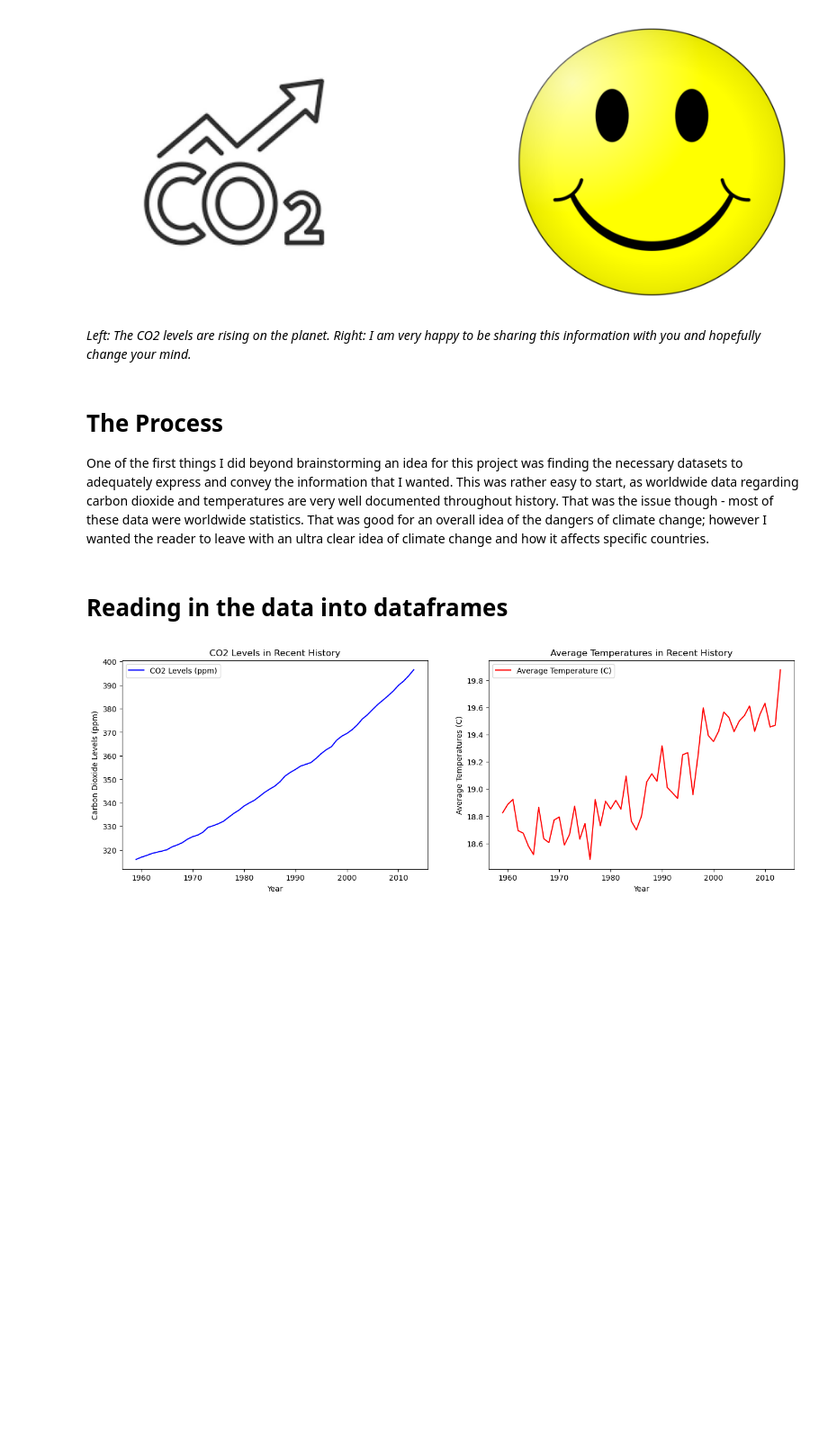
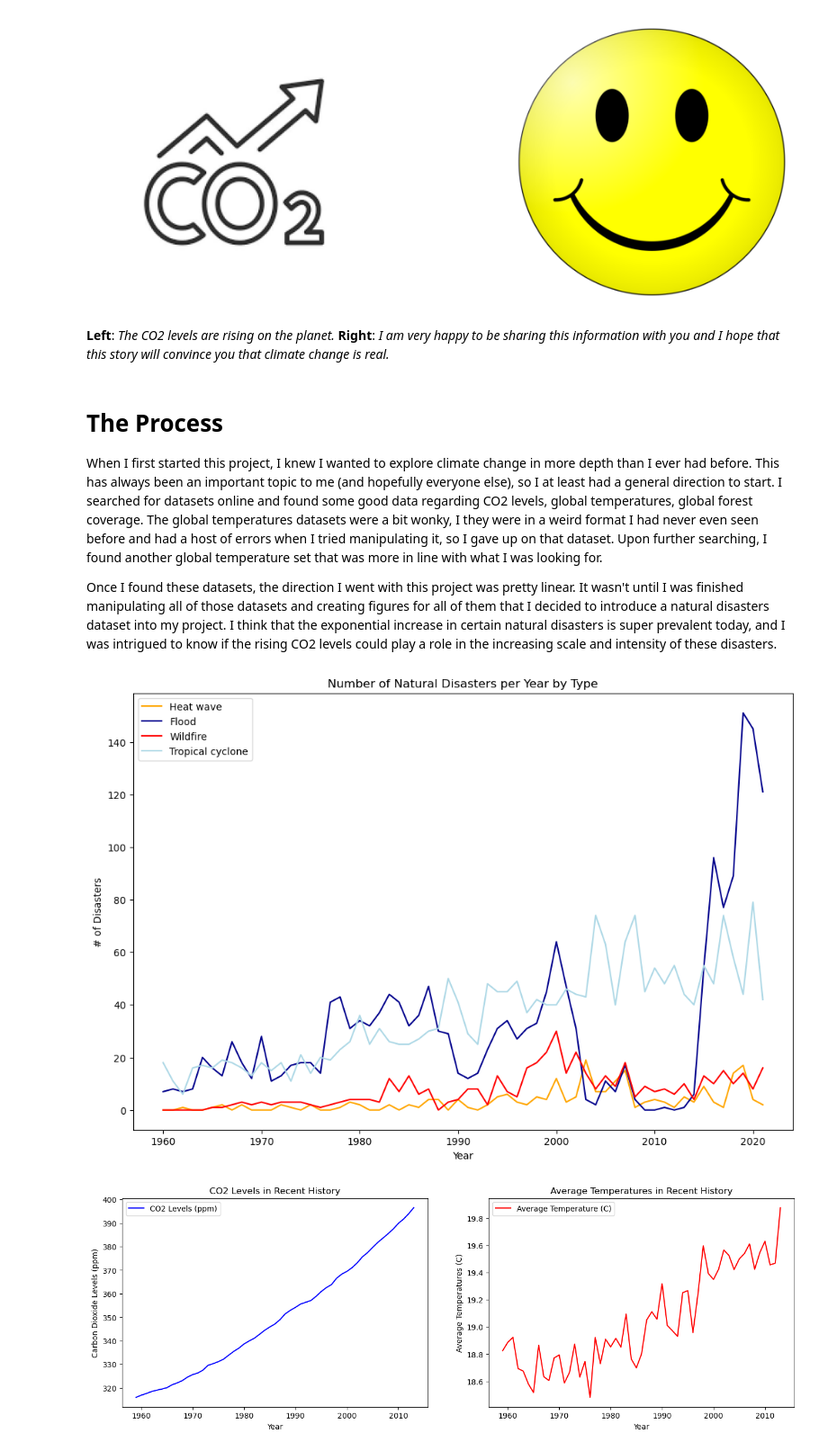
Before and after one commit to TylerRyan16/climate_change_data, a Jupyter notebook: DataStory.ipynb, the cells around one changed output. Shown at 90% size. Drawn from its saved outputs; the diff is of its cells as text; code cells hidden in the pictures; blank space fills up the shorter version.

```diff
--- a/DataStory.ipynb
+++ b/DataStory.ipynb
@@ -31,7 +39,9 @@ plt.show()
 # %% [output]
 [figure]
 # %% [markdown]
-_Left: The CO2 levels are rising on the planet.  Right: I am very happy to be sharing this information with you and hopefully change your mind._
+**Left**: _The CO2 levels are rising on the planet._  **Right**: _I am very happy to be sharing this information with you and I hope that this story will convince you that climate change is real._
 # %% [markdown]
 # The Process
-One of the first things I did beyond brainstorming an idea for this project was finding the necessary datasets to adequately express and convey the information that I wanted. This was rather easy to start, as worldwide data regarding carbon dioxide and temperatures are very well documented throughout history. That was the issue though - most of these data were worldwide statistics. That was good for an overall idea of the dangers of climate change; however I wanted the reader to leave with an ultra clear idea of climate change and how it affects specific countries.
+When I first started this project, I knew I wanted to explore climate change in more depth than I ever had before. This has always been an important topic to me (and hopefully everyone else), so I at least had a general direction to start. I searched for datasets online and found some good data regarding CO2 levels, global temperatures, global forest coverage. The global temperatures datasets were a bit wonky, I they were in a weird format I had never even seen before and had a host of errors when I tried manipulating it, so I gave up on that dataset. Upon further searching, I found another global temperature set that was more in line with what I was looking for.
+
+Once I found these datasets, the direction I went with this project was pretty linear. It wasn't until I was finished manipulating all of those datasets and creating figures for all of them that I decided to introduce a natural disasters dataset into my project. I think that the exponential increase in certain natural disasters is super prevalent today, and I was intrigued to know if the rising CO2 levels could play a role in the increasing scale and intensity of these disasters.
@@ -46,7 +48,55 @@ from IPython.display import display
-# %% [markdown]
-# Reading in the data into dataframes
 # %%
+# Reading data into Dataframes
 unavg_co2_df = pd.read_csv('co2.csv')
 temps_dirty_df = pd.read_csv('temps_global.csv')
 trees_df = pd.read_excel('forest-cover-v1.xlsx')
+dirty_disasters_df = pd.read_csv('1900_2021.csv')
+# %%
+# clean natural disasters data
+cols_keep =  ['Year', 'Disaster Type', 'Disaster Subtype', 'Country', 'ISO', 'Total Deaths']
+disasters_df = dirty_disasters_df[cols_keep]
+disasters_df = disasters_df[disasters_df['Year'] >= 1960]
+
+# query relevant disasters
+disasters_df_query = disasters_df[
+    (disasters_df['Disaster Subtype'] == 'Heat wave') |
+    (disasters_df['Disaster Type'] == 'Flood') |
+    (disasters_df['Disaster Type'] == 'Wildfire') |
+    (disasters_df['Disaster Subtype'] == 'Tropical cyclone')
+]
+
+# replace NaN values with 'flood'
+disasters_df_query = disasters_df_query.copy()
+disasters_df_query['Disaster Subtype'] = disasters_df_query['Disaster Subtype'].fillna('Flood')
+
+# set disaster subtype to wildfire for streamline-ification. yees i made that up just now
+disasters_df_query.loc[disasters_df_query['Disaster Type'] == 'Wildfire', 'Disaster Subtype'] = 'Wildfire'
+
+# # re filter again
+disasters_df_query = disasters_df_query[
+    (disasters_df_query['Disaster Subtype'] == 'Heat wave') |
+    (disasters_df_query['Disaster Subtype'] == 'Flood') |
+    (disasters_df_query['Disaster Subtype'] == 'Wildfire') |
+    (disasters_df_query['Disaster Subtype'] == 'Tropical cyclone')
+]
+
+disaster_counts = disasters_df_query.groupby(['Year', 'Disaster Subtype']).size().unstack(fill_value=0)
+
+# create yearly disaster count plot
+plt.figure(figsize=(12,8))
+
+# plot each disaster subtype
+plt.plot(disaster_counts.index, disaster_counts['Heat wave'], label='Heat wave', color='orange')
+plt.plot(disaster_counts.index, disaster_counts['Flood'], label='Flood', color='darkblue')
+plt.plot(disaster_counts.index, disaster_counts['Wildfire'], label='Wildfire', color='red')
+plt.plot(disaster_counts.index, disaster_counts['Tropical cyclone'], label='Tropical cyclone', color='lightblue')
+
+# axis labels
+plt.xlabel('Year')
+plt.ylabel('# of Disasters')
+plt.title('Number of Natural Disasters per Year by Type')
+plt.legend()
+plt.show()
+# %% [output]
+[figure, added]
 # %%
```
Also changed, not shown: parts of 8 cells of this notebook, 1 other file.
